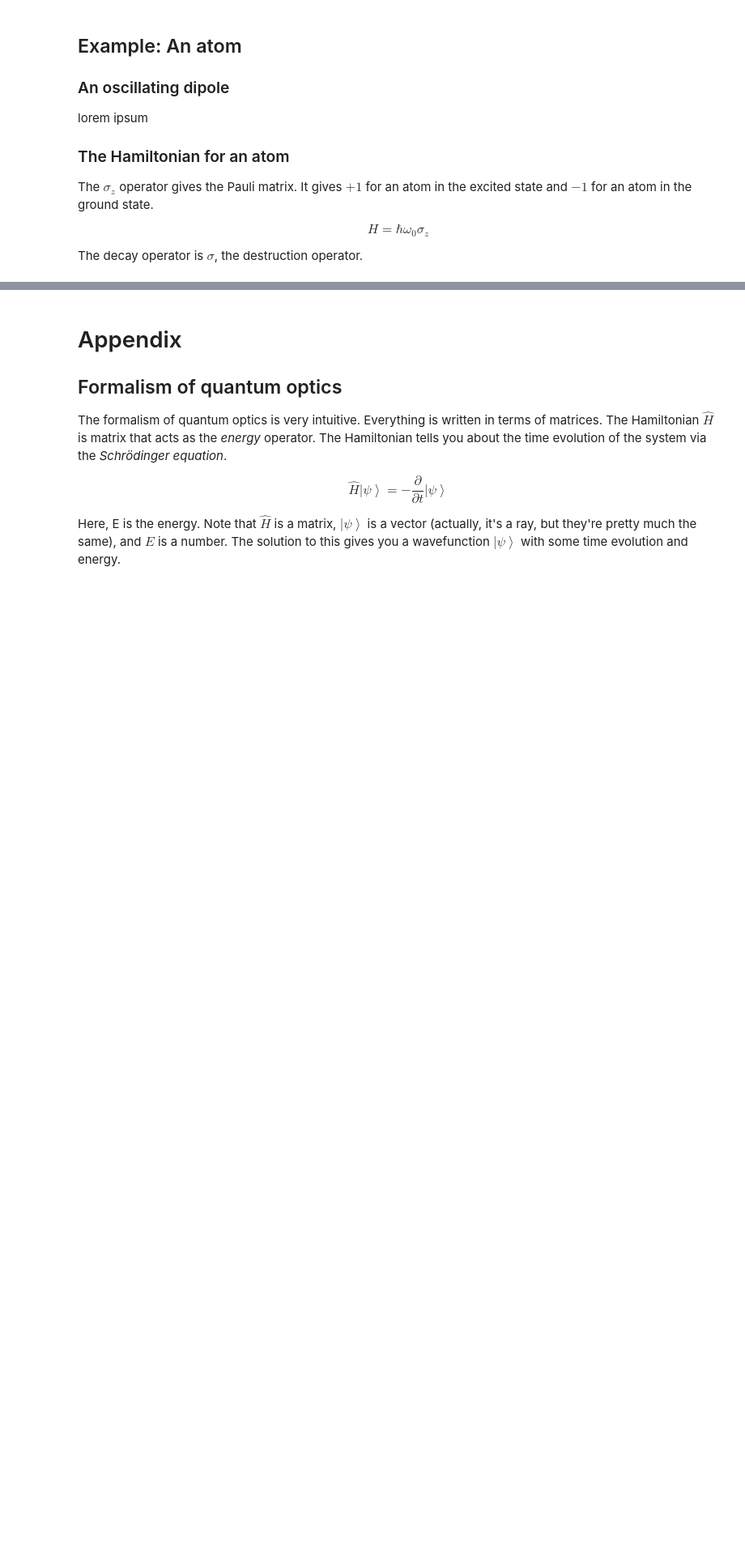
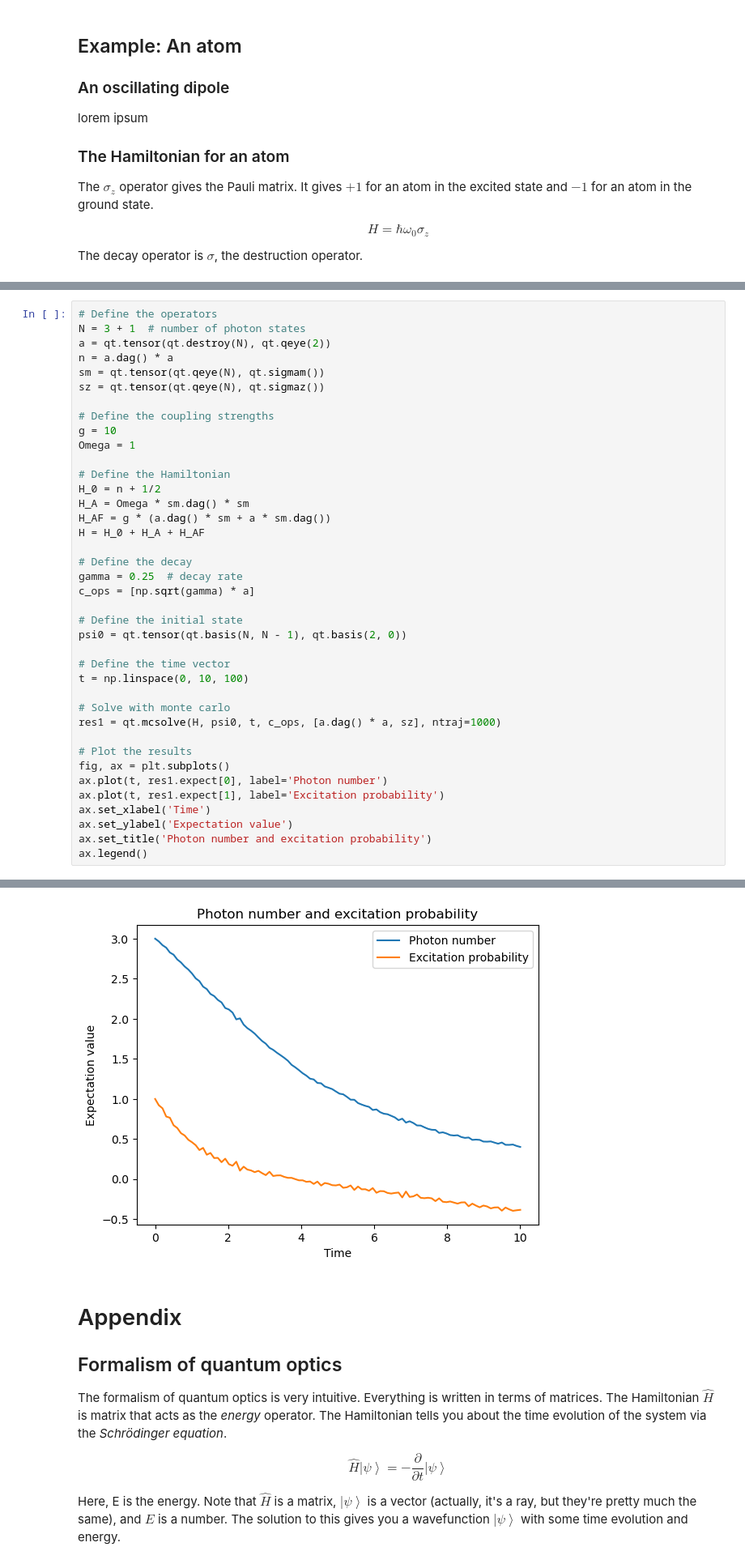
Before and after one commit to lange50/qsap-2023, a Jupyter notebook: intro_to_quantum_optics.ipynb, the cells around one changed output, grey strips where cells are left out. Shown: that part at 81% size. Saved outputs shown, nothing was run; the diff lists cells and outputs as text; blank space fills up the shorter version.

```diff
--- a/intro_to_quantum_optics.ipynb
+++ b/intro_to_quantum_optics.ipynb
@@ -184,0 +194,40 @@ Text(0.5, 1.0, 'Excitation probability of a qubit')
+# %%
+# Define the operators
+N = 3 + 1  # number of photon states
+a = qt.tensor(qt.destroy(N), qt.qeye(2))
+n = a.dag() * a
+sm = qt.tensor(qt.qeye(N), qt.sigmam())
+sz = qt.tensor(qt.qeye(N), qt.sigmaz())
+
+# Define the coupling strengths
+g = 10
+Omega = 1
+
+# Define the Hamiltonian
+H_0 = n + 1/2
+H_A = Omega * sm.dag() * sm
+H_AF = g * (a.dag() * sm + a * sm.dag())
+H = H_0 + H_A + H_AF
+
+# Define the decay
+gamma = 0.25  # decay rate
+c_ops = [np.sqrt(gamma) * a]
+
+# Define the initial state
+psi0 = qt.tensor(qt.basis(N, N - 1), qt.basis(2, 0))
+
+# Define the time vector
+t = np.linspace(0, 10, 100)
+
+# Solve with monte carlo
+res1 = qt.mcsolve(H, psi0, t, c_ops, [a.dag() * a, sz], ntraj=1000)
+
+# Plot the results
+fig, ax = plt.subplots()
+ax.plot(t, res1.expect[0], label='Photon number')
+ax.plot(t, res1.expect[1], label='Excitation probability')
+ax.set_xlabel('Time')
+ax.set_ylabel('Expectation value')
+ax.set_title('Photon number and excitation probability')
+ax.legend()
+# %% [output]
@@ -185,3 +246,4 @@ Text(0.5, 1.0, 'Excitation probability of a qubit')
+[figure, added]
 # %% [markdown]
 # Appendix
 
```
Also changed, not shown: parts of 3 cells of this notebook.
